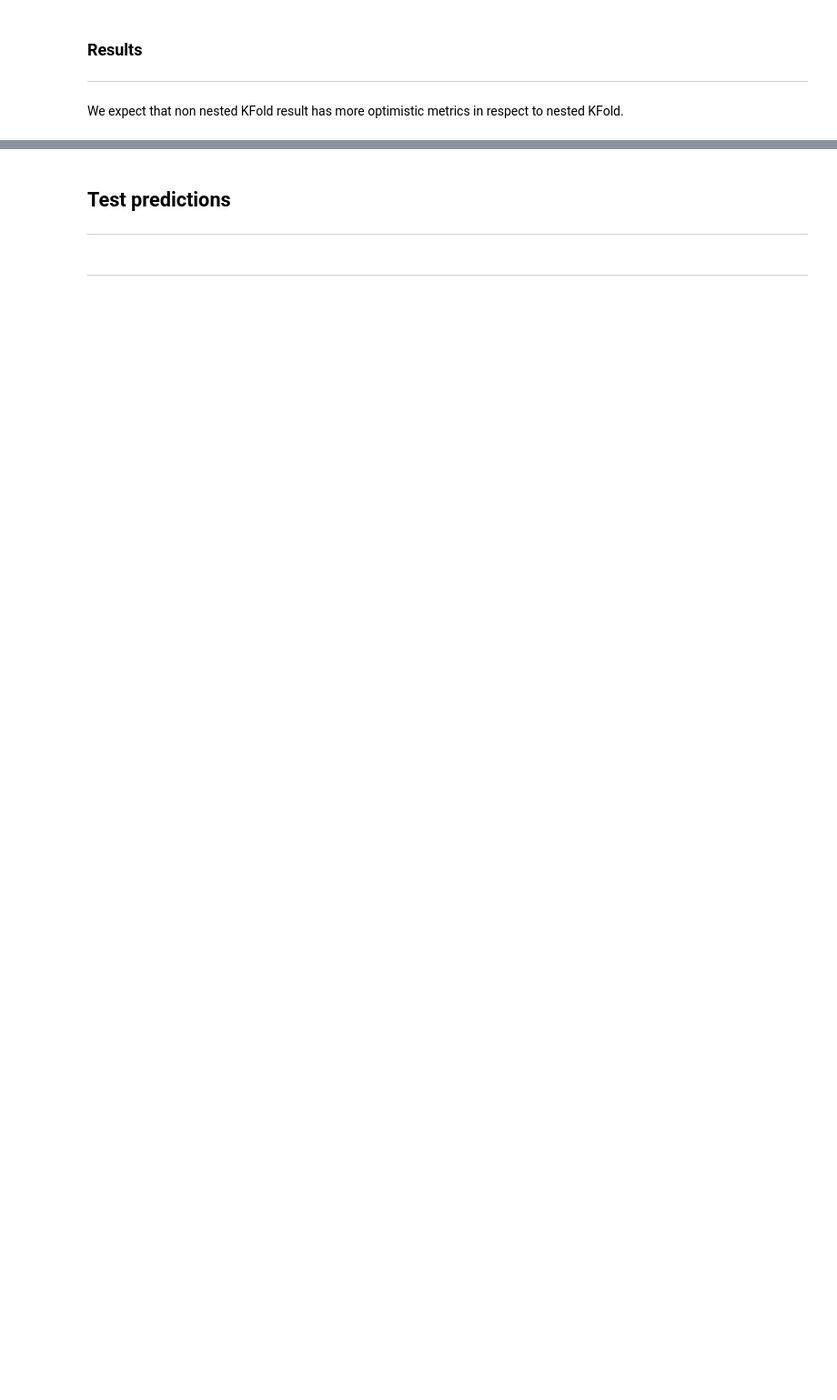
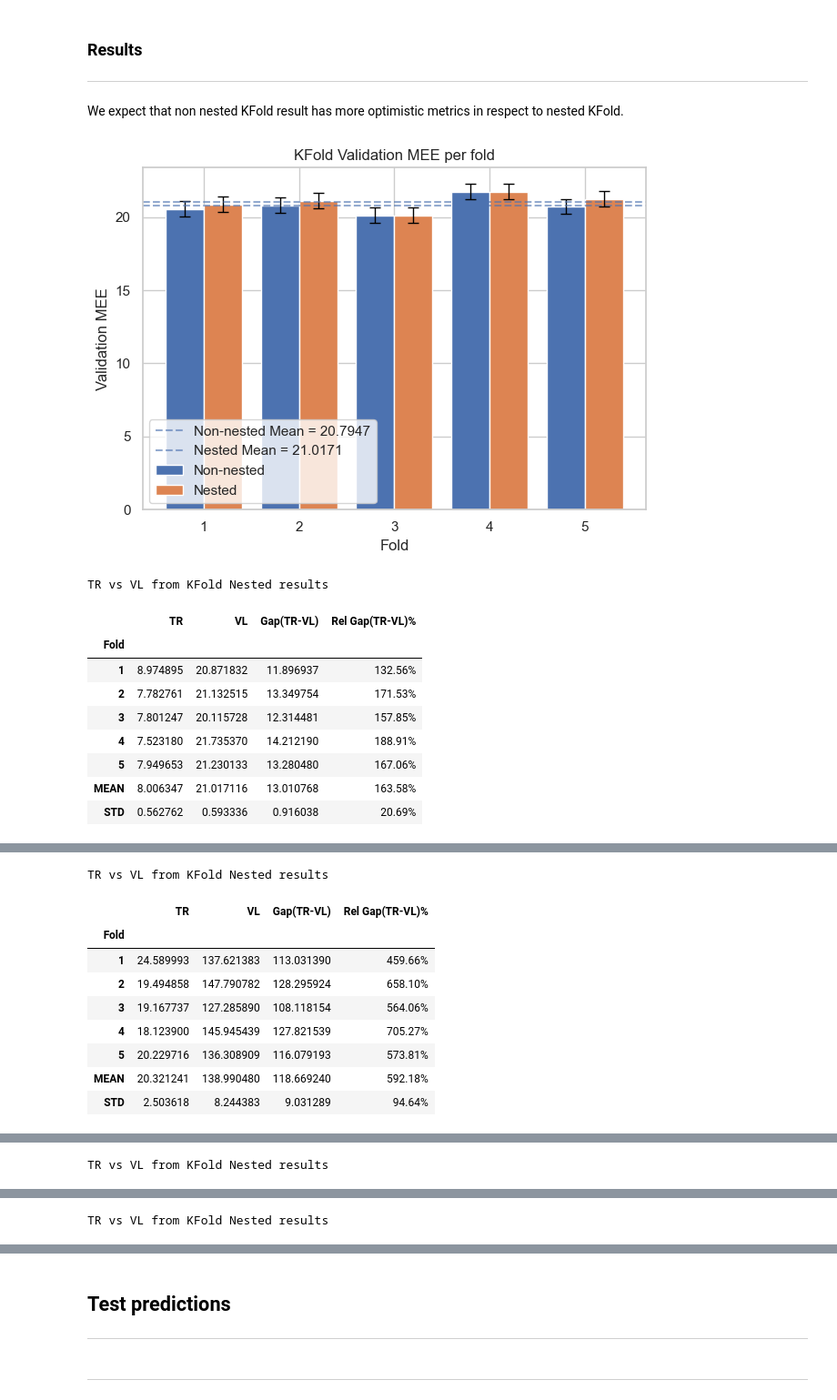
Before and after one commit to Borbico/Machine_Learning_Melaccio, a Jupyter notebook: notebooks/cup_RandomFR.ipynb, the cells around one changed output, grey strips where cells are left out. Shown at 91% size. Saved outputs shown, nothing was run; the diff lists cells and outputs as text; code cells hidden in the pictures; blank space fills up the shorter version.

```diff
--- a/notebooks/cup_RandomFR.ipynb
+++ b/notebooks/cup_RandomFR.ipynb
@@ -54,6 +55,17 @@ pipe_default = Pipeline(steps=[
     ("model", RandomForestRegressor(random_state=42, n_jobs=-1))
 ])
 
+# --- The metrics to compute in training ---
+metrics_dict = {
+    MEE: (cr.mee, min),
+    MSE: (cr.mse,min),
+    MAE: (cr.mae,min),
+    RMSE: (cr.rmse,min),
+    R2: (cr.r2,min),
+}
+the_metrics = metrics_dict.keys()
+# ------------------------------------------
+
 # Common scoring
 default_metric = MEE
 scoring = cr.common_scoring(default_metric)
@@ -117,7 +138,7 @@ cr.plot_learning_curve(best_model, X_tr, y_tr, outer_cv, scoring=scoring)
 # %% [markdown]
 <h3>Non nested Cross Validation</h3>
 # %%
-from sklearn import clone
+importlib.reload(cr)
 
 non_nested_runner = cr.SklearnRegressorRunner(clone(gs.best_estimator_).set_params(**gs.best_params_))
-kf_result = cr.kfold(non_nested_runner, X_tr, y_tr, outer_cv)
+kf_result = cr.kfold(non_nested_runner, X_tr, y_tr, outer_cv, metrics=metrics_dict)
@@ -149,4 +191,4 @@ gs_inner = GridSearchCV(
 )
 nested_runner = cr.SklearnNestedRegressorRunner(gs_inner)
 with warnings.catch_warnings():
-    nested_result = cr.kfold(nested_runner, X_tr, y_tr, outer_cv)
+    nested_result = cr.kfold(nested_runner, X_tr, y_tr, outer_cv, metrics=metrics_dict)
@@ -161,6 +223,19 @@ cr.plot_learning_curve(best_estimator, X_tr, y_tr, outer_cv, scoring=gs.scoring)
 # %% [markdown]
 <p>We expect that non nested KFold result has more optimistic metrics in respect to nested KFold.</p>
 # %%
-for metric in [MEE,MAE,MSE,RMSE]:
+for metric in the_metrics:
     cr.plot_kfold_metric([(kf_result,"Non-nested"), (nested_result, "Nested")], metric)
+    print("TR vs VL from KFold Nested results")
     display(cr.kfold_regression_table(nested_result, use=metric))
+# %% [output]
+[figure, added]
+TR vs VL from KFold Nested results
+|  | TR | VL | Gap(TR-VL) | Rel Gap(TR-VL)% |
+| Fold |  |  |  |  |
+| 1 | 8.974895 | 20.871832 | 11.896937 | 132.56% |
+| 2 | 7.782761 | 21.132515 | 13.349754 | 171.53% |
+| 3 | 7.801247 | 20.115728 | 12.314481 | 157.85% |
+| 4 | 7.523180 | 21.735370 | 14.212190 | 188.91% |
+| 5 | 7.949653 | 21.230133 | 13.280480 | 167.06% |
+| MEAN | 8.006347 | 21.017116 | 13.010768 | 163.58% |
+| STD | 0.562762 | 0.593336 | 0.916038 | 20.69% |
@@ -166,0 +243,10 @@ for metric in [MEE,MAE,MSE,RMSE]:
+TR vs VL from KFold Nested results
+|  | TR | VL | Gap(TR-VL) | Rel Gap(TR-VL)% |
+| Fold |  |  |  |  |
+| 1 | 24.589993 | 137.621383 | 113.031390 | 459.66% |
+| 2 | 19.494858 | 147.790782 | 128.295924 | 658.10% |
+| 3 | 19.167737 | 127.285890 | 108.118154 | 564.06% |
+| 4 | 18.123900 | 145.945439 | 127.821539 | 705.27% |
+| 5 | 20.229716 | 136.308909 | 116.079193 | 573.81% |
+| MEAN | 20.321241 | 138.990480 | 118.669240 | 592.18% |
+| STD | 2.503618 | 8.244383 | 9.031289 | 94.64% |
@@ -166,0 +254 @@ for metric in [MEE,MAE,MSE,RMSE]:
+TR vs VL from KFold Nested results
@@ -166,0 +265 @@ for metric in [MEE,MAE,MSE,RMSE]:
+TR vs VL from KFold Nested results
```
Also changed, not shown: parts of 14 cells of this notebook, 13 other files.
